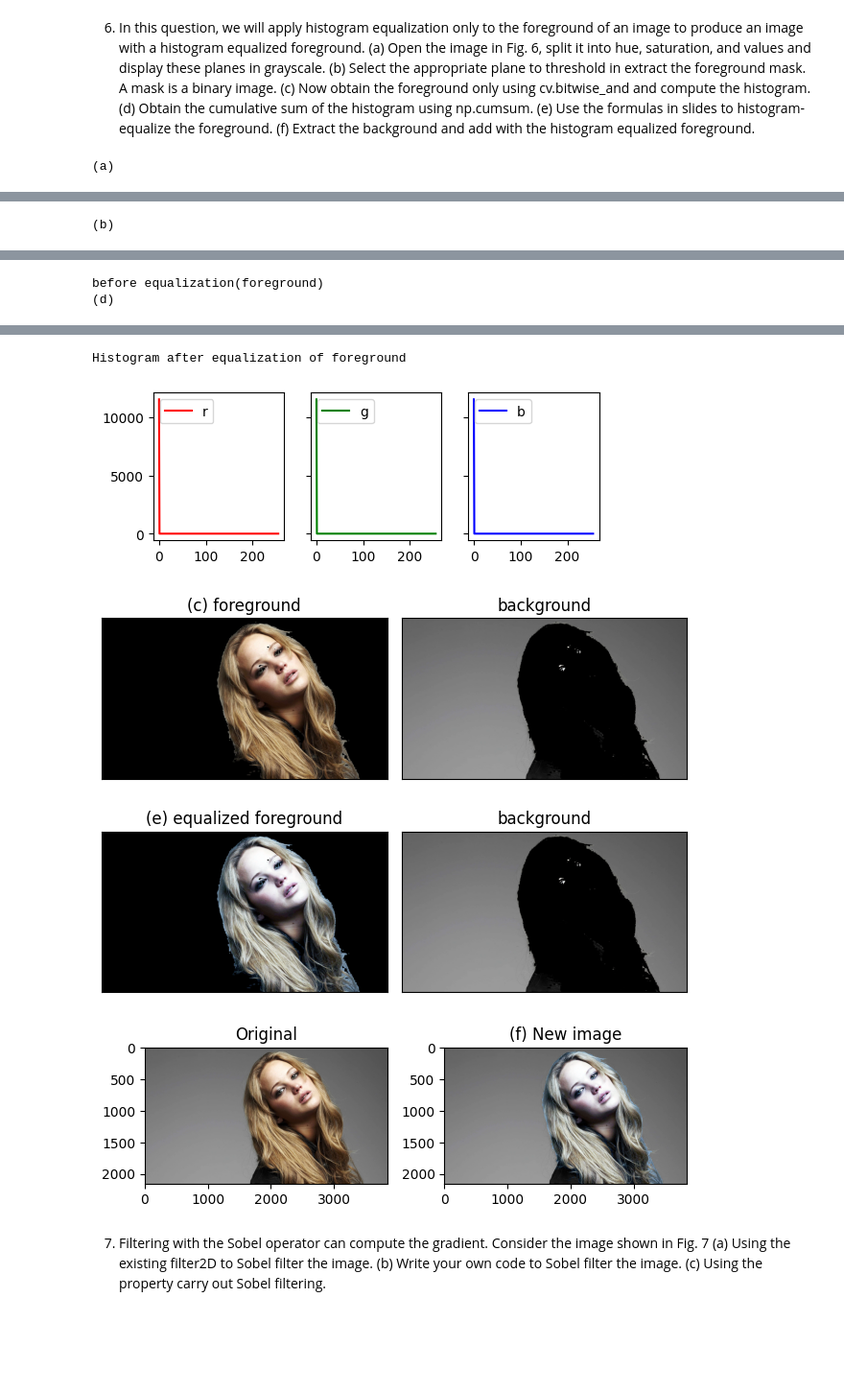
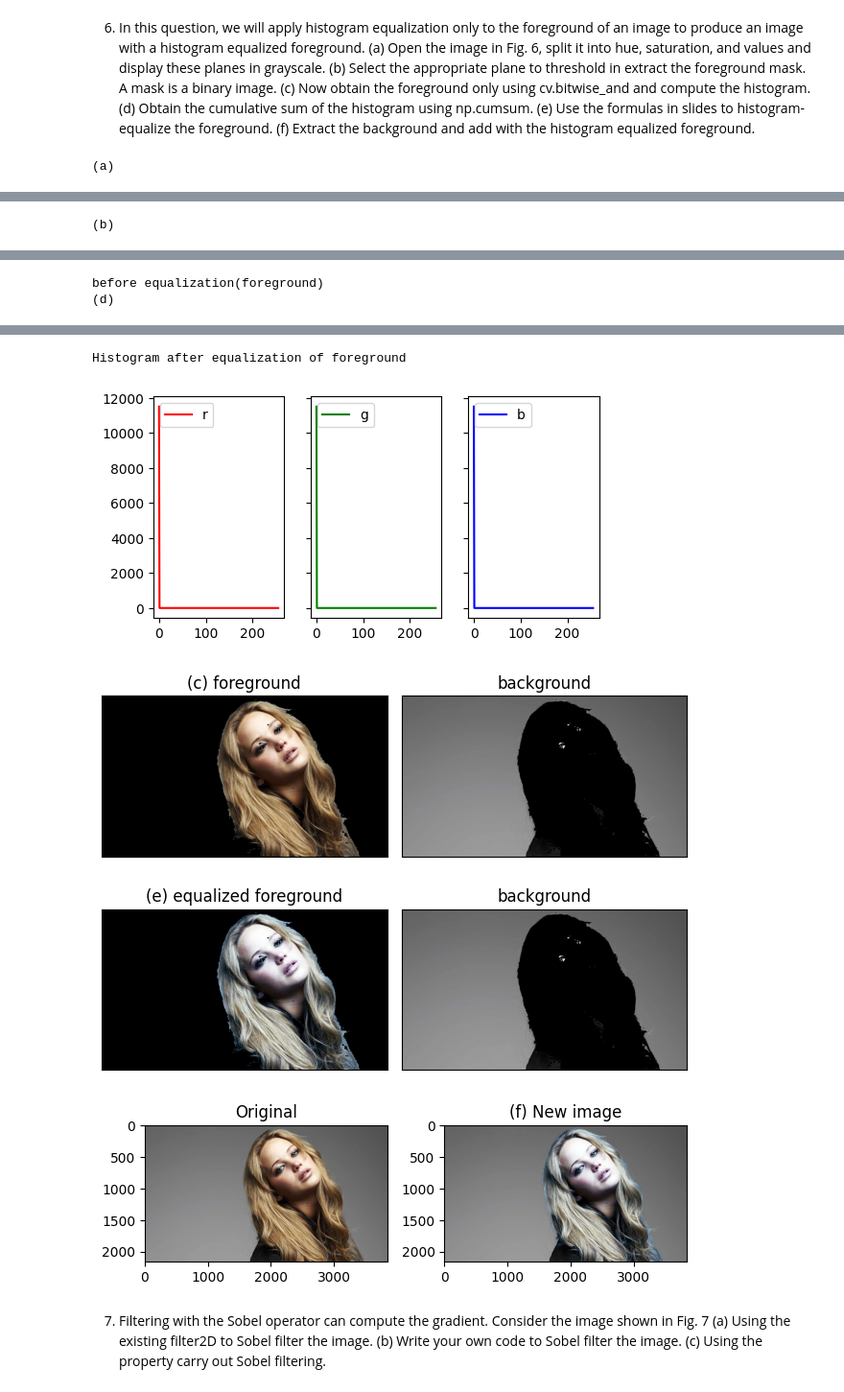
Before and after one commit to PRABUDDHIKAMWR/EN3160-Image_Processing_and_Machine_Vision, a Jupyter notebook: ass1.ipynb, the cells around one changed output, grey strips where cells are left out. Shown at 96% size. Cells and saved outputs as stored; diff of their text form; code cells hidden in the pictures; blank space fills up the shorter version.

```diff
--- a/ass1.ipynb
+++ b/ass1.ipynb
@@ -387,7 +385,7 @@ def hist(img):
     fig, ax = plt.subplots()
     plt.axis('off')
     plt.imshow(res, cmap='gray',vmin=0, vmax=255)
-    ax.set_title("Original Image                Historgram Equaized")
+    ax.set_title("Original Image                      Equalized Image")
 
     plt.show()
 
@@ -474,7 +472,7 @@ g_eq = cv.equalizeHist(g)
 b_eq = cv.equalizeHist(b)
 img_foreground_eq = cv.merge([r_eq, g_eq, b_eq])
 
-fig, ax = plt.subplots(1,3,figsize=(6,2),sharex='all', sharey='all')
+fig, ax = plt.subplots(1,3,figsize=(6,3),sharex='all', sharey='all')
 for index, cl in enumerate(color):
     hist = cv.calcHist(img_foreground_eq,[index],None,[256],[0,256])
     ax[index].plot(hist, color=cl)
@@ -495,34 +493,34 @@ ax[0,0].set_xticks([]), ax[0,0].set_yticks([])
 
 ax[0,1].imshow(img_background, cmap='gray')
 ax[0,1].set_title('background')
 ax[0,1].set_xticks([]), ax[0,1].set_yticks([])
 
 ax[1,0].imshow(img_foreground_eq, cmap='gray',vmin=0, vmax=255)
 ax[1,0].set_title('(e) equalized foreground')
 ax[1,0].set_xticks([]), ax[1,0].set_yticks([])
 
 ax[1,1].imshow(img_background, cmap='gray')
 ax[1,1].set_title('background')
 ax[1,1].set_xticks([]), ax[1,1].set_yticks([])
 plt.tight_layout()
 
 fig1, ax1 = plt.subplots(1,2)
 ax1[0].imshow(img_orig1,cmap ='gray',vmin=0, vmax=255)
 ax1[0].set_title('Original')
 ax1[1].imshow(new_img)
 ax1[1].set_title('(f) New image')
 plt.tight_layout()
 plt.show()
 # %% [output]
 (a)
 [figure]
 (b)
 [figure]
 before equalization(foreground)
 (d)
 [figure]
 Histogram after equalization of foreground
-[figure, old version]
+[figure, new version]
 [figure]
 [figure]
 # %% [markdown]
```
Also changed, not shown: parts of 2 cells of this notebook.
